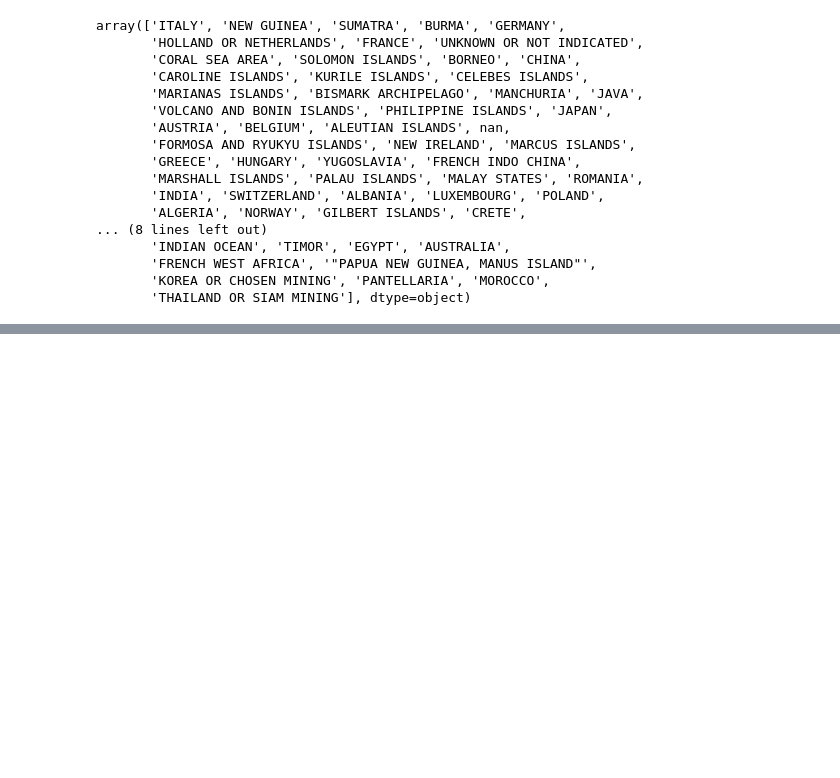
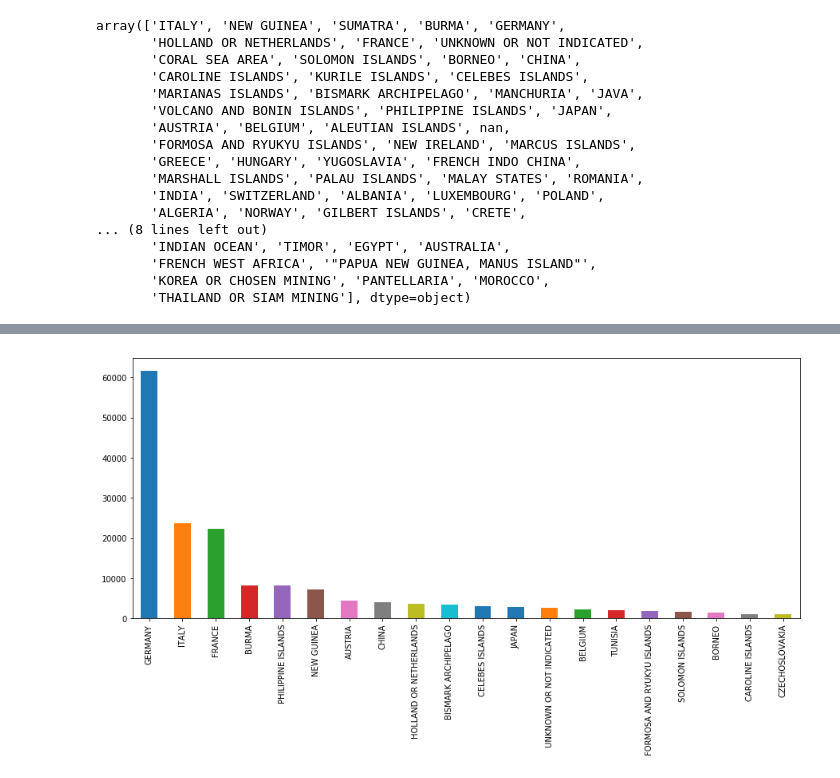
Before and after one commit to eotp/workshop-data-science-CODE, a Jupyter notebook: notebooks/03b - Exploratory Data Analysis WW2 - Loading and exploring the data set.ipynb, the cells around one changed output, grey strips where cells are left out. Saved outputs shown, nothing was run; the diff lists cells and outputs as text; code cells hidden in the pictures; blank space fills up the shorter version.

```diff
--- a/notebooks/03b - Exploratory Data Analysis WW2 - Loading and exploring the data set.ipynb
+++ b/notebooks/03b - Exploratory Data Analysis WW2 - Loading and exploring the data set.ipynb
@@ -179,0 +209,4 @@ array(['ITALY', 'NEW GUINEA', 'SUMATRA', 'BURMA', 'GERMANY',
+# %%
+df_raw["Target Country"].value_counts()[:20].plot.bar();
+# %% [output]
+[figure, added]
```
Also changed, not shown: parts of 4 cells of this notebook, 6 other files.
